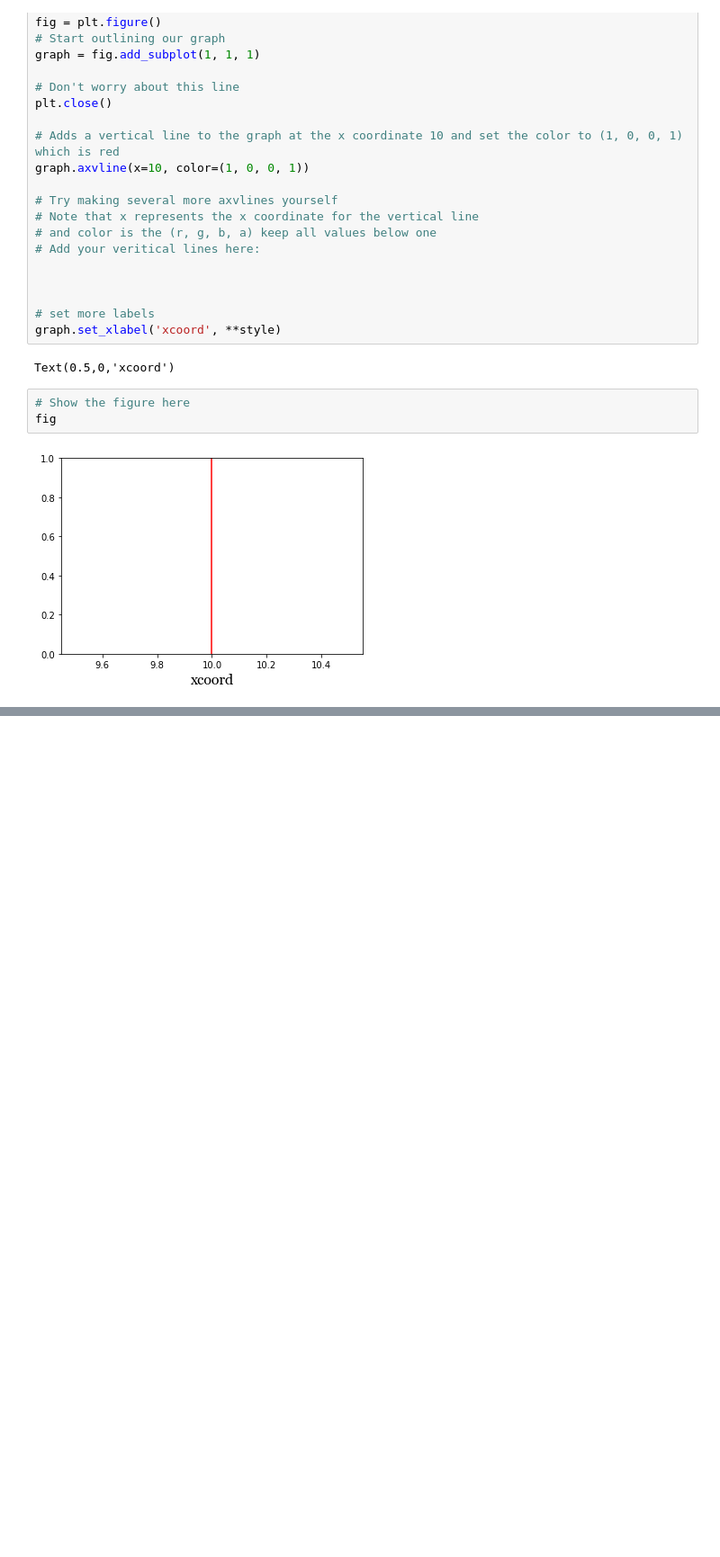
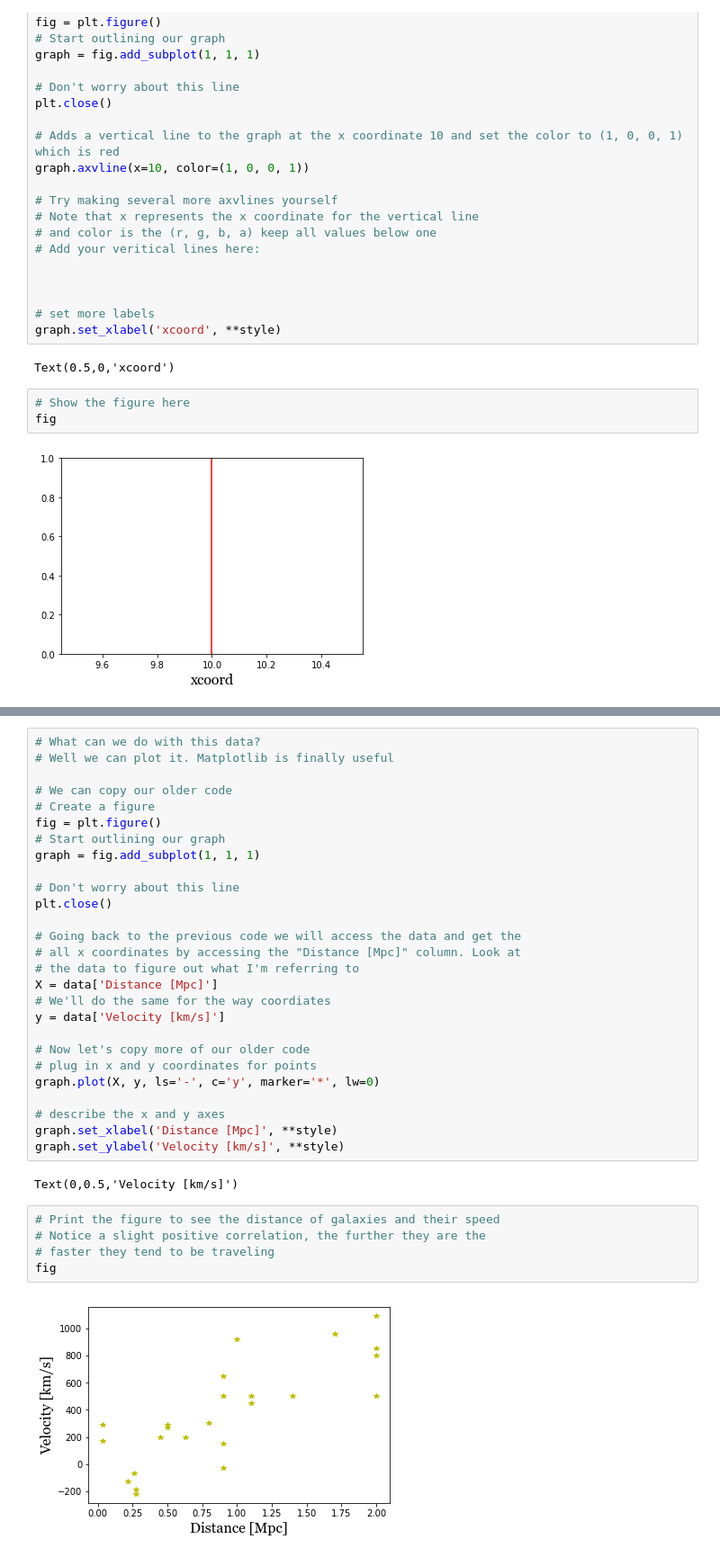
Before and after one commit to Cibuitrago12/desi-python-intro, a Jupyter notebook: PythonBasics.ipynb, the cells around one changed output, grey strips where cells are left out. Shown: that part at 90% size. Saved outputs shown, nothing was run; the diff lists cells and outputs as text; blank space fills up the shorter version.

Commit message:
finish matplotlib and pandas add plug

```diff
--- a/PythonBasics.ipynb
+++ b/PythonBasics.ipynb
@@ -404,0 +441,36 @@ fig
+# %%
+# What can we do with this data?
+# Well we can plot it. Matplotlib is finally useful
+
+# We can copy our older code
+# Create a figure
+fig = plt.figure()
+# Start outlining our graph
+graph = fig.add_subplot(1, 1, 1)
+
+# Don't worry about this line
+plt.close()
+
+# Going back to the previous code we will access the data and get the
+# all x coordinates by accessing the "Distance [Mpc]" column. Look at
+# the data to figure out what I'm referring to
+X = data['Distance [Mpc]']
+# We'll do the same for the way coordiates
+y = data['Velocity [km/s]']
+
+# Now let's copy more of our older code
+# plug in x and y coordinates for points
+graph.plot(X, y, ls='-', c='y', marker='*', lw=0)
+
+# describe the x and y axes
+graph.set_xlabel('Distance [Mpc]', **style)
+graph.set_ylabel('Velocity [km/s]', **style)
+# %% [output]
+Text(0,0.5,'Velocity [km/s]')
+# %%
+# Print the figure to see the distance of galaxies and their speed
+# Notice a slight positive correlation, the further they are the
+# faster they tend to be traveling
+fig
+# %% [output]
+[figure, added]
```
Also changed, not shown: parts of 3 cells of this notebook.
